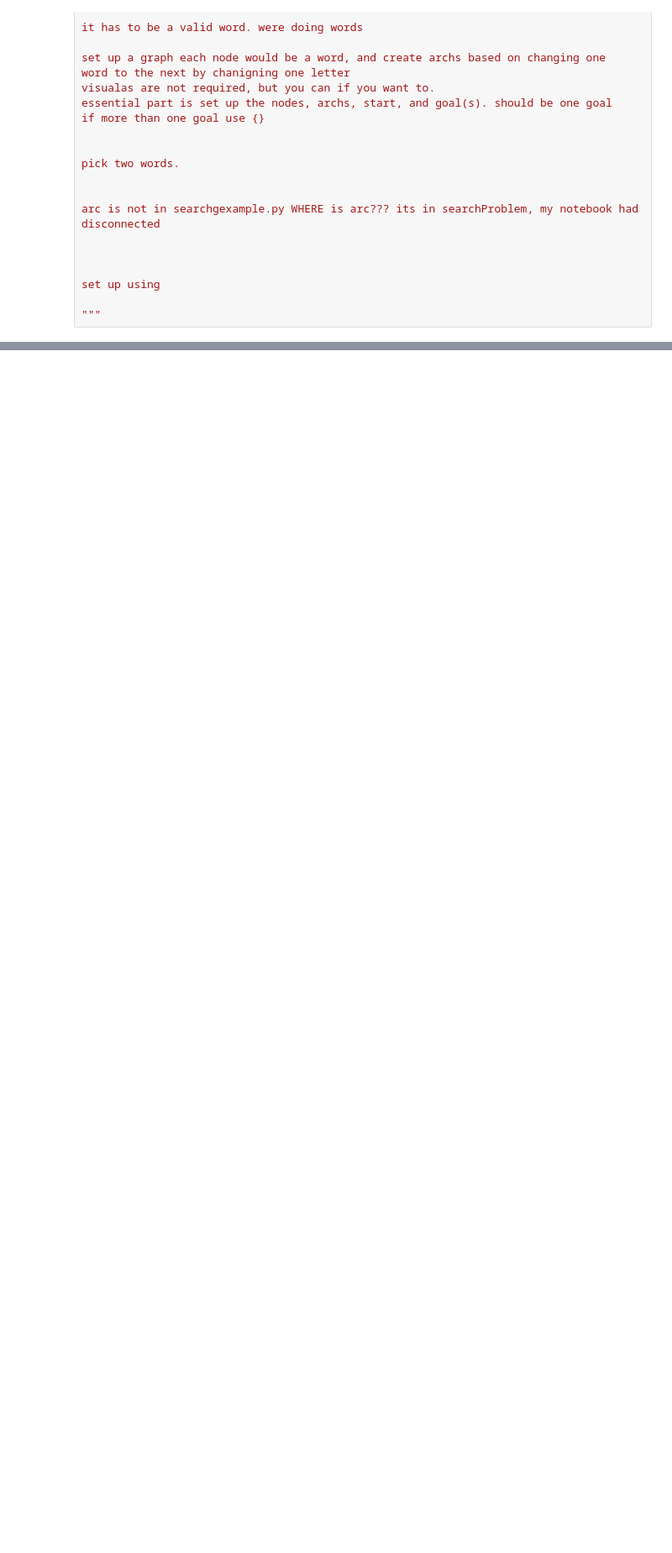
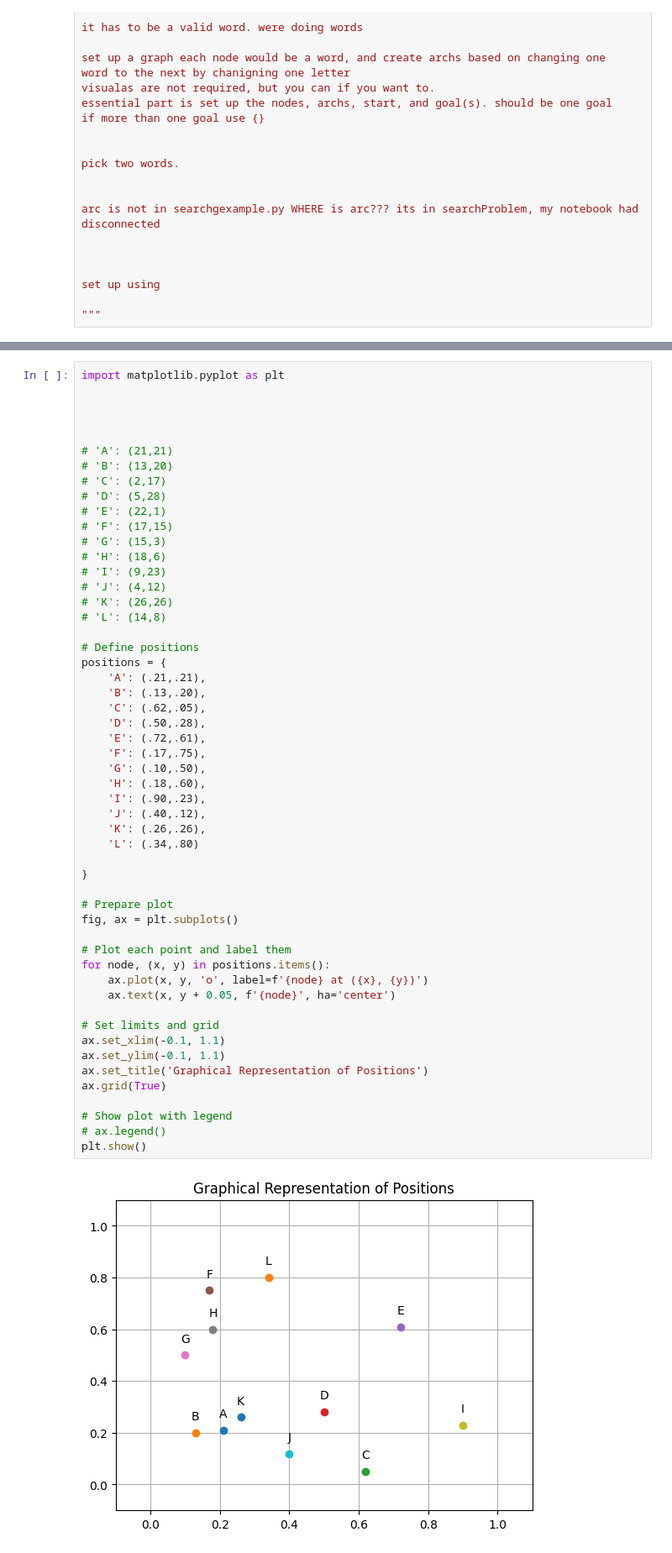
Before and after one commit to MadmanMarble/GLAP, a Jupyter notebook: Assignment_2.ipynb, the cells around one changed output, grey strips where cells are left out. Shown: that part at 84% size. Cells and saved outputs as stored; diff of their text form; blank space fills up the shorter version.

Commit message:
mid work - save. keep adding words to the list and add their positions

```diff
--- a/Assignment_2.ipynb
+++ b/Assignment_2.ipynb
@@ -107,0 +256,55 @@ problemX = searchExample.Search_problem_from_explicit_graph('Problem 1',
+# %%
+import matplotlib.pyplot as plt
+
+
+
+
+# 'A': (21,21)
+# 'B': (13,20)
+# 'C': (2,17)
+# 'D': (5,28)
+# 'E': (22,1)
+# 'F': (17,15)
+# 'G': (15,3)
+# 'H': (18,6)
+# 'I': (9,23)
+# 'J': (4,12)
+# 'K': (26,26)
+# 'L': (14,8)
+
+# Define positions
+positions = {
+    'A': (.21,.21),
+    'B': (.13,.20),
+    'C': (.62,.05),
+    'D': (.50,.28),
+    'E': (.72,.61),
+    'F': (.17,.75),
+    'G': (.10,.50),
+    'H': (.18,.60),
+    'I': (.90,.23),
+    'J': (.40,.12),
+    'K': (.26,.26),
+    'L': (.34,.80)
+
+}
+
+# Prepare plot
+fig, ax = plt.subplots()
+
+# Plot each point and label them
+for node, (x, y) in positions.items():
+    ax.plot(x, y, 'o', label=f'{node} at ({x}, {y})')
+    ax.text(x, y + 0.05, f'{node}', ha='center')
+
+# Set limits and grid
+ax.set_xlim(-0.1, 1.1)
+ax.set_ylim(-0.1, 1.1)
+ax.set_title('Graphical Representation of Positions')
+ax.grid(True)
+
+# Show plot with legend
+# ax.legend()
+plt.show()
+# %% [output]
+[figure, added]
```
Also changed, not shown: parts of 11 cells of this notebook.
